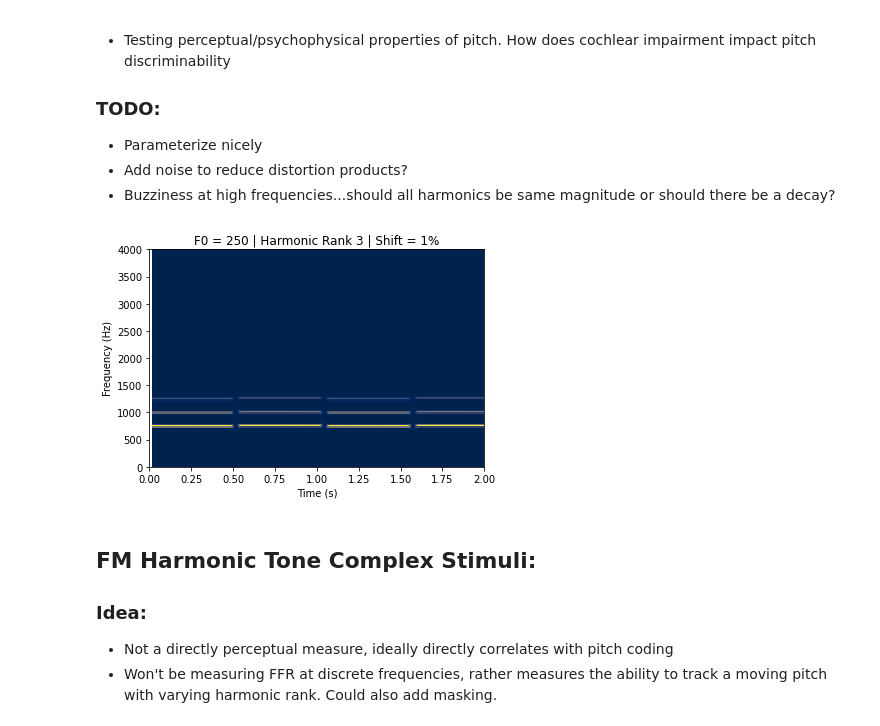
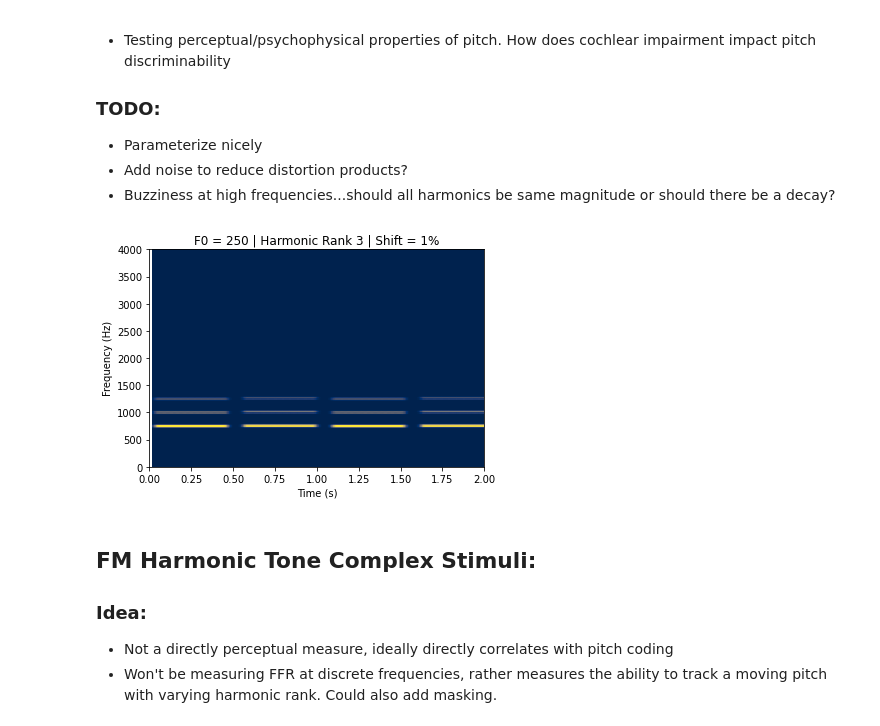
Before and after one commit to sivaprakasaman/Python_Coding_Toolbox, a Jupyter notebook: signal_processing/pitch/Pitch_Stimuli_Scratch.ipynb, the cells around one changed output. Saved outputs shown, nothing was run; the diff lists cells and outputs as text; code cells hidden in the pictures.

```diff
--- a/signal_processing/pitch/Pitch_Stimuli_Scratch.ipynb
+++ b/signal_processing/pitch/Pitch_Stimuli_Scratch.ipynb
@@ -29,7 +29,9 @@ HTML('<style>{}</style>'.format(CSS))
    - Add noise to reduce distortion products?
    - Buzziness at high frequencies...should all harmonics be same magnitude or should there be a decay?
 # %%
-def pitch_discrim(F0 = 250, shift = 1e-2, atten = 0.5, harm_rank = 3, tot_harm = 5, spacing = 0.03, dur_sec = 0.5, ramp_dur = 0., fs = 44100, phase = 'alt'):
+from scipy import signal
+
+def pitch_discrim(F0 = 250, shift = 1e-2, atten = 0.5, harm_rank = 3, tot_harm = 5, spacing = 0.03, dur_sec = 0.5, ramp_dur = 0.2, fs = 44100, phase = 'alt'):
     freq_Hz1 = np.arange(harm_rank,tot_harm+1)*F0;
     freq_Hz2 = freq_Hz1*(1+shift);
     mags = np.ones(len(freq_Hz1))*freq_Hz1**-1.3;
@@ -63,14 +65,15 @@ def pitch_discrim(F0 = 250, shift = 1e-2, atten = 0.5, harm_rank = 3, tot_harm =
 
 
 #Harmonic Frequency Modulation:
-def hfm(F0 = 250, a_mod = 100, rate_mod = 1, harm_rank = 3, tot_harm = 15, dur_sec = 5, atten = 0.3, fs = 44100, phase = 'sin'):
+def hfm(F0 = 250, a_mod = 100, rate_mod = 1, harm_rank = 3, tot_harm = 15, dur_sec = 5, atten = 0.3, fs = 44100, ramp_dur = 0.2, phase = 'sin', noise_on = False, noise_cutoff = 21e2, noise_atten = 0.02):
     samples = np.arange(0,fs*dur_sec);
     time_sec = samples/fs;
     harm_no = np.arange(harm_rank,tot_harm+1);
     mags = atten*np.ones(len(harm_no));
 
     #[OPTIONAL] decay to reduce buzziness
-    mags = atten*np.ones(len(harm_no))*np.exp(-.5*np.arange(0,len(harm_no)));
+    mags = np.ones(len(harm_no))*(F0*harm_no)**-1.3;
+    mags = atten*mags/mags[0];
 
     if phase == 'sin':
         phi = np.zeros(len(harm_no));
@@ -80,8 +83,9 @@ def hfm(F0 = 250, a_mod = 100, rate_mod = 1, harm_rank = 3, tot_harm = 15, dur_s
     for i in range(len(harm_no)):
         amp_mod = a_mod*(harm_no[i]);
         F0_temp = F0*harm_no[i];
-        mod = amp_mod*np.sin(2*np.pi*rate_mod*time_sec);
+        mod = amp_mod*np.sin(2*np.pi*rate_mod*time_sec + np.pi);
         sig_temp = mags[i]*np.sin(2*np.pi*F0_temp*time_sec + mod/rate_mod + phi[i]);
+        #sig_temp = mags[i]*np.sin(2*np.pi*F0_temp*time_sec + mod/rate_mod);
 
         sig_arr = np.array(sig_temp)
 
@@ -90,6 +94,12 @@ def hfm(F0 = 250, a_mod = 100, rate_mod = 1, harm_rank = 3, tot_harm = 15, dur_s
         else:
             sig = sig + sig_arr;
 
+    if noise_on == True:
+        noise_bb = np.random.normal(0,noise_atten,size = len(sig));
+        sos = signal.butter(4, noise_cutoff, 'lp', fs=fs, output = 'sos');
+        noise = signal.sosfilt(sos, noise_bb);
+        sig = sig + noise;
+
     #ramp
     ham_win = np.hamming(round(dur_sec*fs*ramp_dur));
     ham = np.concatenate([ham_win[0:round(len(ham_win)/2)],np.ones(round((dur_sec*(1-ramp_dur))*fs)),
@@ -100,22 +110,23 @@ def hfm(F0 = 250, a_mod = 100, rate_mod = 1, harm_rank = 3, tot_harm = 15, dur_s
 # %%
 F0 = 250;
 shift = .3e-2;
 harm_rank = 16;
 tot_harm = 18;
 
-fs = 44100
+fs = round(50e6/1024);
 atten = .5;
 spacing = .03;
 dur_sec = .5;
 ramp_dur = 0.2;
 
 ###################################################################################################################
-signal, time = pitch_discrim(F0 = 250);
-get_spect(signal, fs, DR = 30, BW = 100, xlim = [0,2], ylim = [0,4e3],
+sig, time = pitch_discrim(F0 = 250, fs = fs);
+get_spect(sig, fs, DR = 30, BW = 100, xlim = [0,2], ylim = [0,4e3],
           colormap = 'cividis', title = 'F0 = 250 | Harmonic Rank 3 | Shift = 1%');
-ipd.Audio(signal2, rate = fs)
+sound(sig,fs,fname = 'blah.wav', savefile = 1)
+#ipd.Audio(sig, rate = fs)
 # %% [output]
-[figure, old version]
+[figure, new version]
 # %% [markdown]
 ## FM Harmonic Tone Complex Stimuli:
 ### Idea:
```
Also changed, not shown: parts of 2 cells of this notebook, 8 other files.
